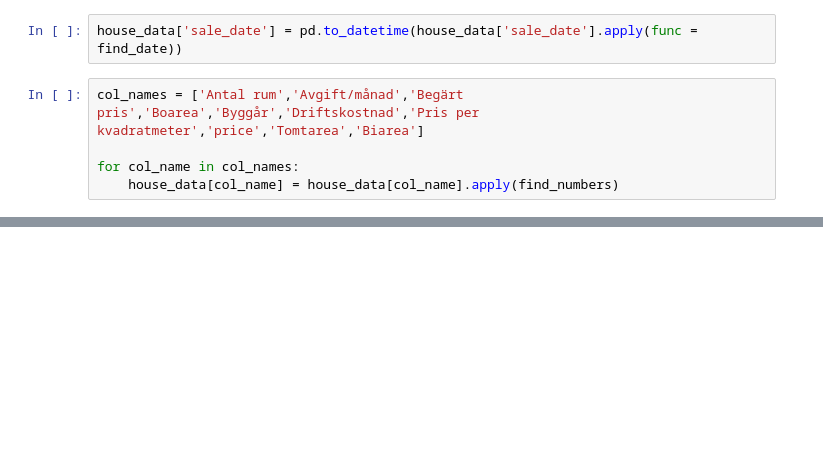
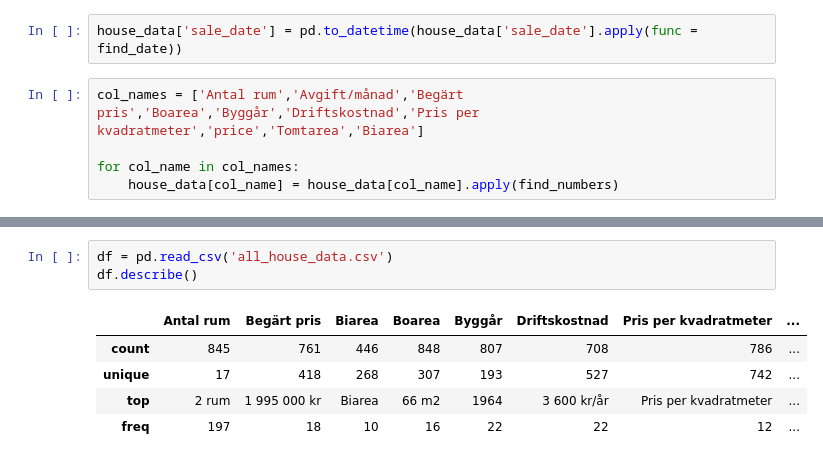
Before and after one commit to martinlarsalbert/hemnet, a Jupyter notebook: 02_cleaning.ipynb, the cells around one changed output, grey strips where cells are left out. Cells and saved outputs as stored; diff of their text form; blank space fills up the shorter version.

```diff
--- a/02_cleaning.ipynb
+++ b/02_cleaning.ipynb
@@ -79,0 +80,9 @@ house_data_.resample('7M').mean().plot(y = 'Pris per kvadratmeter',ax = ax,alpha
+# %%
+df = pd.read_csv('all_house_data.csv')
+df.describe()
+# %% [output]
+|  | Antal rum | Begärt pris | Biarea | Boarea | Byggår | Driftskostnad | Pris per kvadratmeter | ... |
+| count | 845 | 761 | 446 | 848 | 807 | 708 | 786 | ... |
+| unique | 17 | 418 | 268 | 307 | 193 | 527 | 742 | ... |
+| top | 2 rum | 1 995 000 kr | Biarea | 66 m2 | 1964 | 3 600 kr/år | Pris per kvadratmeter | ... |
+| freq | 197 | 18 | 10 | 16 | 22 | 22 | 12 | ... |
```
Also changed, not shown: parts of 4 cells of this notebook, 2 other files.
